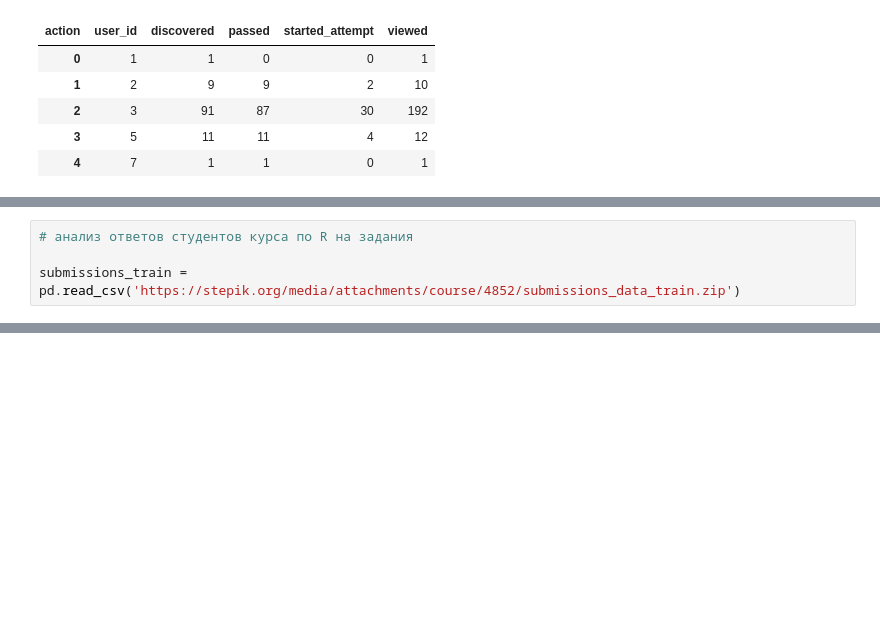
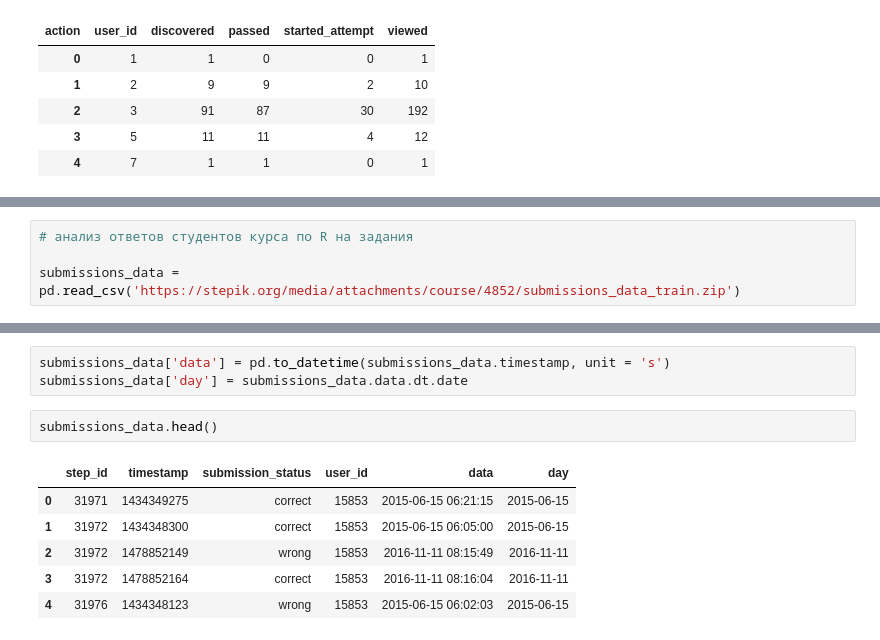
Before and after one commit to vavilovnv/Data-analysis, a Jupyter notebook: Intro to DS and ML/Intro.ipynb, the cells around one changed output, grey strips where cells are left out. Cells and saved outputs as stored; diff of their text form; blank space fills up the shorter version.

```diff
--- a/Intro to DS and ML/Intro.ipynb
+++ b/Intro to DS and ML/Intro.ipynb
@@ -812,5 +814,5 @@ event_data.pivot_table(index='user_id',
 # %%
 # анализ ответов студентов курса по R на задания
 
-submissions_train = pd.read_csv('https://stepik.org/media/attachments/course/4852/submissions_data_train.zip')
+submissions_data = pd.read_csv('https://stepik.org/media/attachments/course/4852/submissions_data_train.zip')
 # %%
@@ -822,3 +824,15 @@ submissions_train.head()
 | 2 | 31972 | 1478852149 | wrong | 15853 |
 | 3 | 31972 | 1478852164 | correct | 15853 |
 | 4 | 31976 | 1434348123 | wrong | 15853 |
+# %%
+submissions_data['data'] = pd.to_datetime(submissions_data.timestamp, unit = 's')
+submissions_data['day'] = submissions_data.data.dt.date
+# %%
+submissions_data.head()
+# %% [output]
+|  | step_id | timestamp | submission_status | user_id | data | day |
+| 0 | 31971 | 1434349275 | correct | 15853 | 2015-06-15 06:21:15 | 2015-06-15 |
+| 1 | 31972 | 1434348300 | correct | 15853 | 2015-06-15 06:05:00 | 2015-06-15 |
+| 2 | 31972 | 1478852149 | wrong | 15853 | 2016-11-11 08:15:49 | 2016-11-11 |
+| 3 | 31972 | 1478852164 | correct | 15853 | 2016-11-11 08:16:04 | 2016-11-11 |
+| 4 | 31976 | 1434348123 | wrong | 15853 | 2015-06-15 06:02:03 | 2015-06-15 |
```
Also changed, not shown: parts of 12 cells of this notebook.
